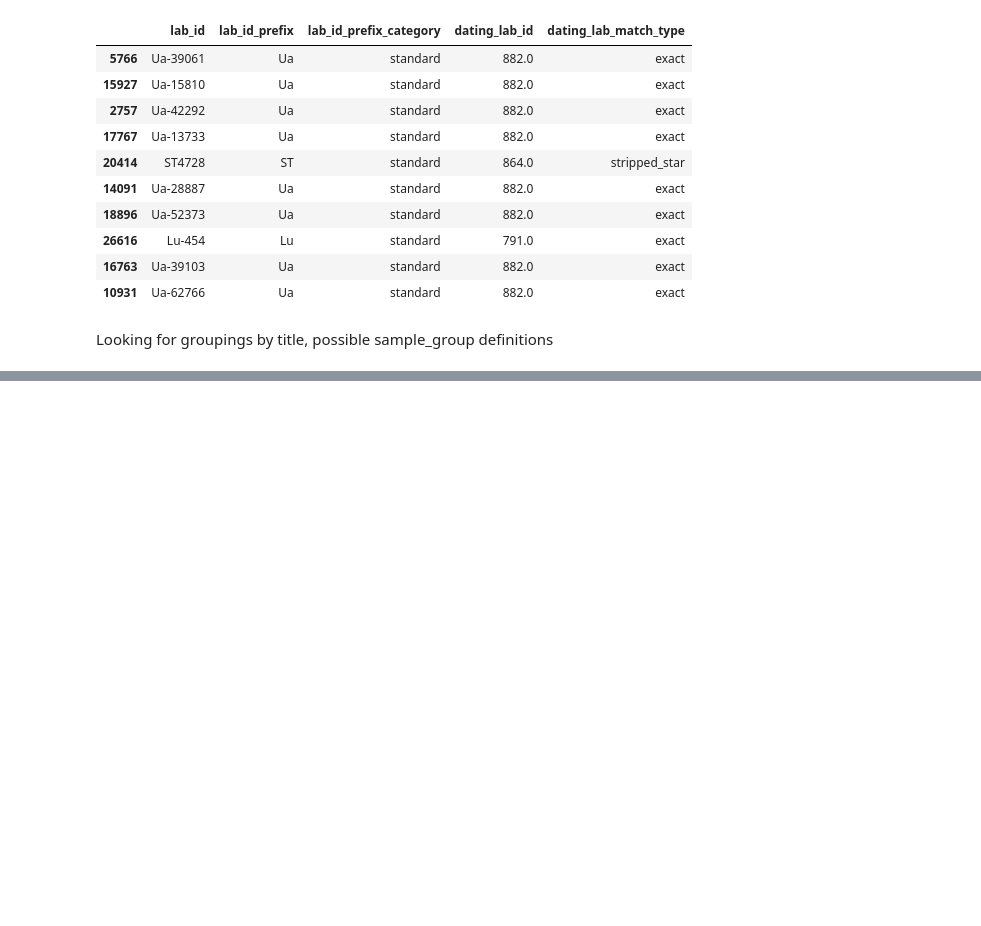
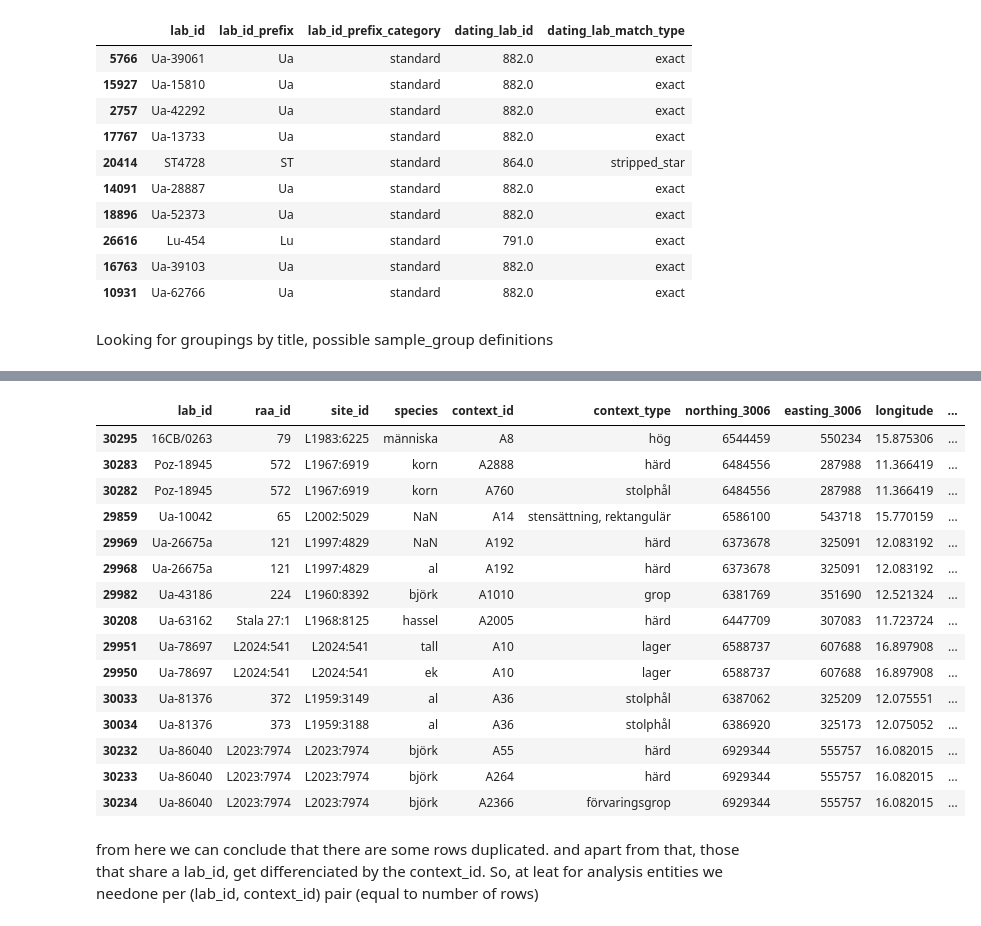
Before and after one commit to Br1CM/sead_strucke_data_cleaning, a Jupyter notebook: current/notebooks/exploration.ipynb, the cells around one changed output, grey strips where cells are left out. Drawn from its saved outputs; the diff is of its cells as text; code cells hidden in the pictures; blank space fills up the shorter version.

```diff
--- a/current/notebooks/exploration.ipynb
+++ b/current/notebooks/exploration.ipynb
@@ -1194,0 +1220,13 @@ df[df['site_id']=='L2022:77']
+# %%
+dup_lab_id_df = df[df['lab_id'].duplicated(keep=False)]
+other_cols = [c for c in df.columns if c != 'lab_id']
+nunique_per_group = dup_lab_id_df.groupby('lab_id')[other_cols].nunique(dropna=False)
+
+constant_cols = [c for c in other_cols if (nunique_per_group[c] <= 1).all()]
+varying_cols = [c for c in other_cols if c not in constant_cols]
+
+print(f'{len(constant_cols)} columns identical across every duplicated lab_id group:')
+print(constant_cols)
+print()
+print(f'{len(varying_cols)} columns differ within at least one group:')
+varying_cols
@@ -1195,3 +1247,24 @@ df[df['site_id']=='L2022:77']
+# %%
+dup_lab_id_df[['lab_id'] + varying_cols].sort_values('lab_id').drop_duplicates()
+# %% [output]
+|  | lab_id | raa_id | site_id | species | context_id | context_type | northing_3006 | easting_3006 | longitude | ... |
+| 30295 | 16CB/0263 | 79 | L1983:6225 | människa | A8 | hög | 6544459 | 550234 | 15.875306 | ... |
+| 30283 | Poz-18945 | 572 | L1967:6919 | korn | A2888 | härd | 6484556 | 287988 | 11.366419 | ... |
+| 30282 | Poz-18945 | 572 | L1967:6919 | korn | A760 | stolphål | 6484556 | 287988 | 11.366419 | ... |
+| 29859 | Ua-10042 | 65 | L2002:5029 | NaN | A14 | stensättning, rektangulär | 6586100 | 543718 | 15.770159 | ... |
+| 29969 | Ua-26675a | 121 | L1997:4829 | NaN | A192 | härd | 6373678 | 325091 | 12.083192 | ... |
+| 29968 | Ua-26675a | 121 | L1997:4829 | al | A192 | härd | 6373678 | 325091 | 12.083192 | ... |
+| 29982 | Ua-43186 | 224 | L1960:8392 | björk | A1010 | grop | 6381769 | 351690 | 12.521324 | ... |
+| 30208 | Ua-63162 | Stala 27:1 | L1968:8125 | hassel | A2005 | härd | 6447709 | 307083 | 11.723724 | ... |
+| 29951 | Ua-78697 | L2024:541 | L2024:541 | tall | A10 | lager | 6588737 | 607688 | 16.897908 | ... |
+| 29950 | Ua-78697 | L2024:541 | L2024:541 | ek | A10 | lager | 6588737 | 607688 | 16.897908 | ... |
+| 30033 | Ua-81376 | 372 | L1959:3149 | al | A36 | stolphål | 6387062 | 325209 | 12.075551 | ... |
+| 30034 | Ua-81376 | 373 | L1959:3188 | al | A36 | stolphål | 6386920 | 325173 | 12.075052 | ... |
+| 30232 | Ua-86040 | L2023:7974 | L2023:7974 | björk | A55 | härd | 6929344 | 555757 | 16.082015 | ... |
+| 30233 | Ua-86040 | L2023:7974 | L2023:7974 | björk | A264 | härd | 6929344 | 555757 | 16.082015 | ... |
+| 30234 | Ua-86040 | L2023:7974 | L2023:7974 | björk | A2366 | förvaringsgrop | 6929344 | 555757 | 16.082015 | ... |
+# %% [markdown]
+from here we can conclude that there are some rows duplicated. and apart from that, those that share a lab_id, get differenciated by the context_id. So, at leat for analysis entities we needone per (lab_id, context_id) pair (equal to number of rows)
 # %% [markdown]
 ## Tasks To Be Done
 
```
Also changed, not shown: parts of 7 cells of this notebook, 1 other file.
